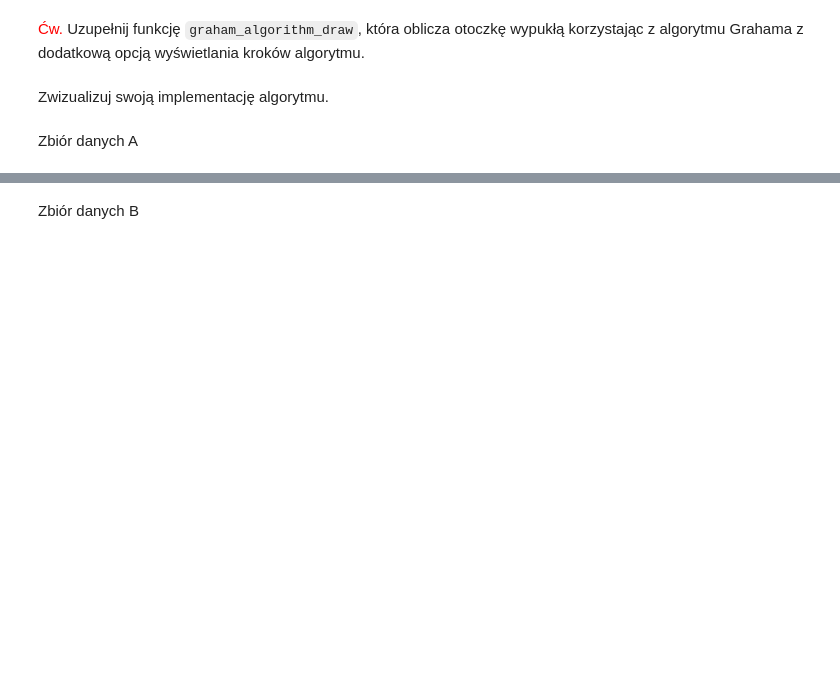
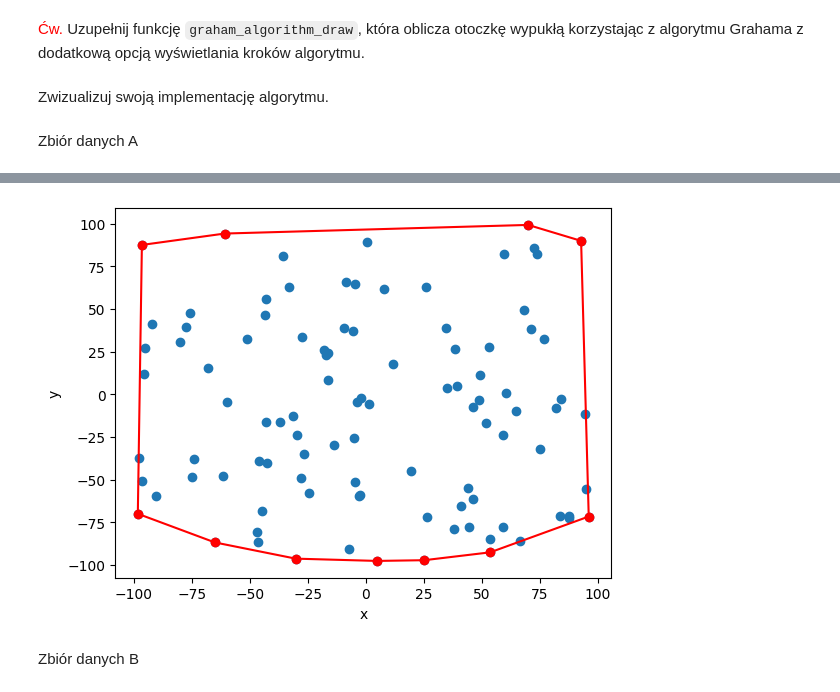
Before and after one commit to NCCMNT/Geometric-Algorithms, a Jupyter notebook: lab2/main.ipynb, the cells around one changed output, grey strips where cells are left out. Cells and saved outputs as stored; diff of their text form; code cells hidden in the pictures; blank space fills up the shorter version.

```diff
--- a/lab2/main.ipynb
+++ b/lab2/main.ipynb
@@ -343,10 +449,13 @@ vis_graham_a.show_gif(interval=200)
 # %%
 # visualize(graham_points_a)
 vis.clear()
 vis.add_point(points_a)
-vis.add_line_segment([(graham_points_a[i], graham_points_a[i+1]) for i in range(len(graham_points_a)-1)])
-vis.add_line_segment([graham_points_a[-1], graham_points_a[0]])
+vis.add_point(graham_points_a, color = "red")
+vis.add_line_segment([(graham_points_a[i], graham_points_a[i+1]) for i in range(len(graham_points_a)-1)], color = "red")
+vis.add_line_segment([graham_points_a[-1], graham_points_a[0]], color = "red")
 vis.show()
+# %% [output]
+[figure, added]
 # %% [markdown]
 Zbiór danych B
 # %%
```
Also changed, not shown: parts of 16 cells of this notebook.
